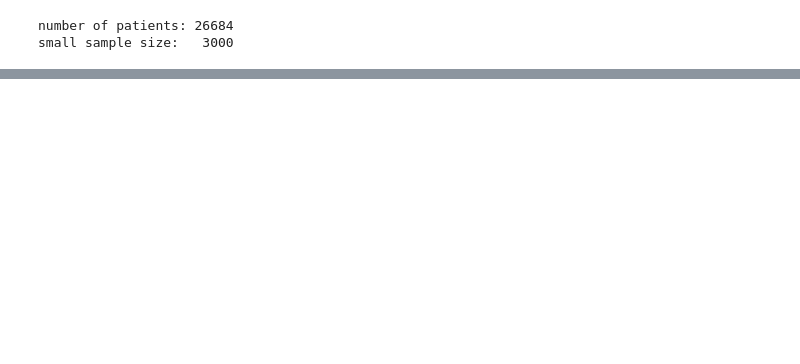
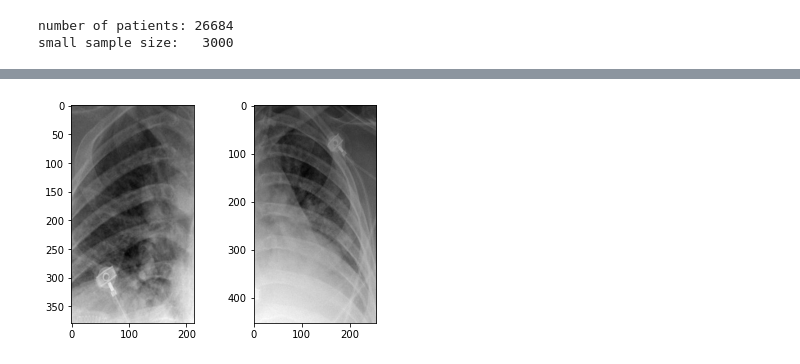
Before and after one commit to scotsun/pneumonia-analyzer, a Jupyter notebook: eda.ipynb, the cells around one changed output, grey strips where cells are left out. Saved outputs shown, nothing was run; the diff lists cells and outputs as text; code cells hidden in the pictures; blank space fills up the shorter version.

```diff
--- a/eda.ipynb
+++ b/eda.ipynb
@@ -30,0 +64,6 @@ small sample size:   3000
+# %%
+fig, ax = plt.subplots(1, 2)
+for i in range(len(ax)):
+	ax[i].imshow(a[i], cmap='gray')
+# %% [output]
+[figure, added]
```
Also changed, not shown: parts of 8 cells of this notebook, 2 other files.
